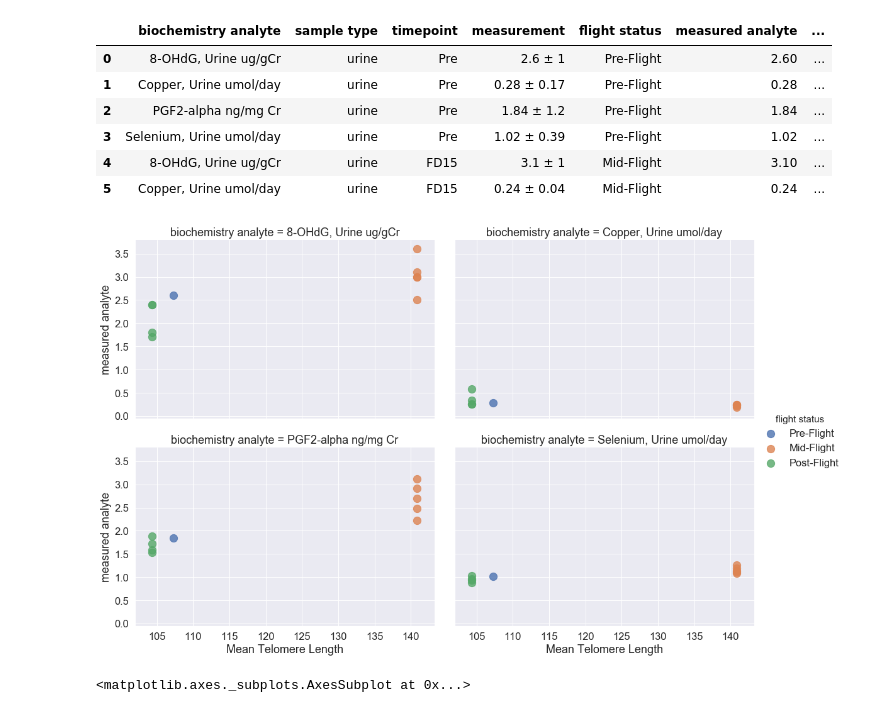
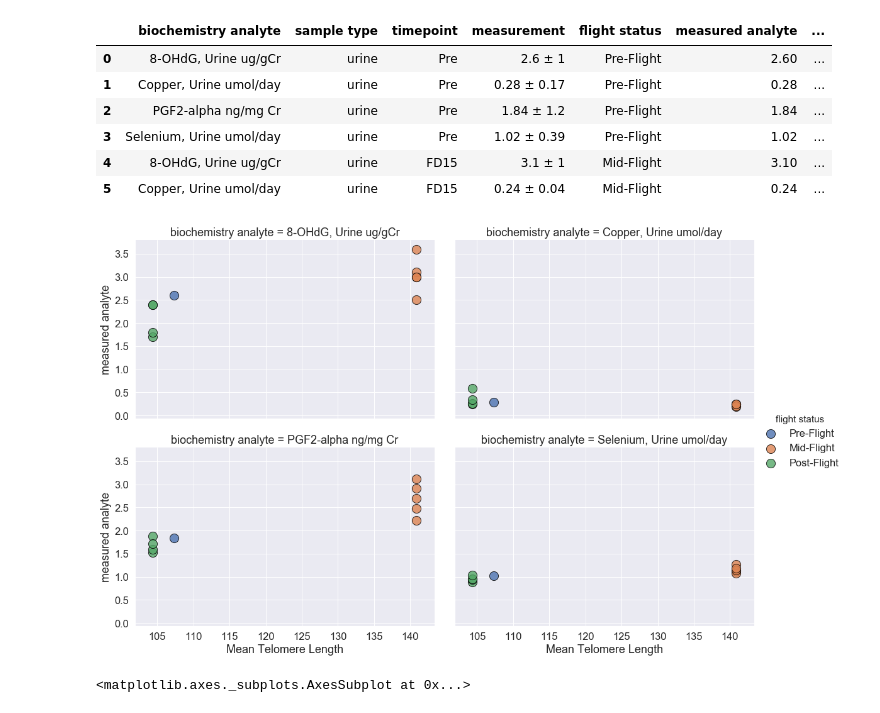
Before and after one commit to Jared-Luxton/NASA-astronauts-telomeres-chromosomes, a Jupyter notebook: NASA_telomeres/03a NASA Astros Telo Data Visualization and Stats.ipynb, the cells around one changed output. Saved outputs shown, nothing was run; the diff lists cells and outputs as text; code cells hidden in the pictures.

Commit message:
graphing analytes

```diff
--- a/NASA_telomeres/03a NASA Astros Telo Data Visualization and Stats.ipynb
+++ b/NASA_telomeres/03a NASA Astros Telo Data Visualization and Stats.ipynb
@@ -468,15 +462,16 @@ merge_urine_telos.head(6)
 # %%
 ax = sns.set(font_scale=1.5)
 ax = sns.lmplot(x='Mean Telomere Length', y='measured analyte', hue='flight status',
                 col='biochemistry analyte', col_wrap=2,
                 data=merge_urine_telos,
-                fit_reg=False, scatter_kws={'s':150},
-                height=5, aspect=1.5
+                fit_reg=False, scatter_kws={'s':200, 'edgecolor':'black', 'linewidth':1},
+                height=5, aspect=1.5,
+                hue_order=['Pre-Flight', 'Mid-Flight', 'Post-Flight'],
           )
 
 ax.savefig('graph data/biochemistry correlations/scatterplot correlations urine analytes mean telomere length.png', dpi=400)
 # %% [output]
-[figure, old version]
+[figure, new version]
 # %%
 ax = sns.set(font_scale=.8)
 plt.figure(figsize=(10,5))
```
Also changed, not shown: parts of 3 cells of this notebook.
